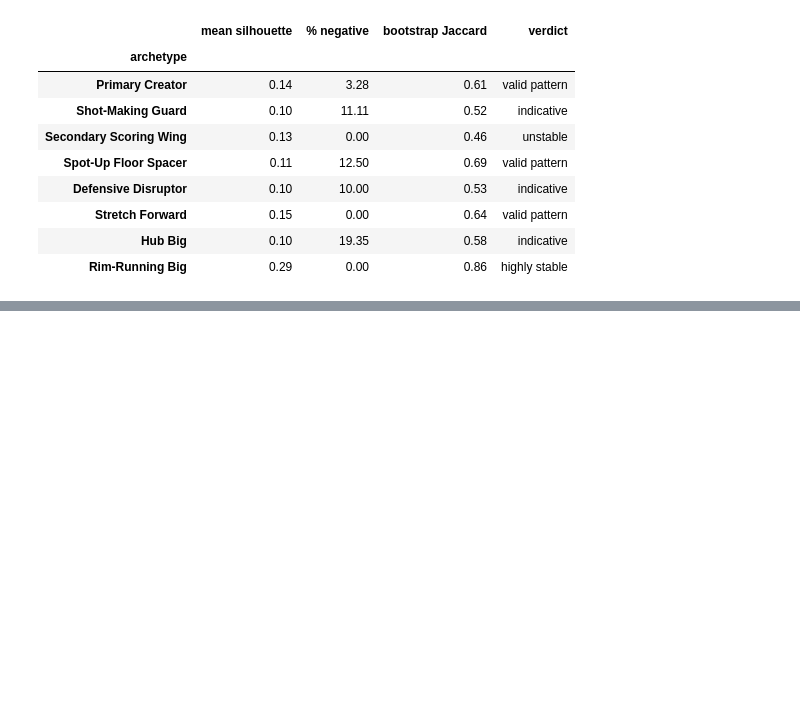
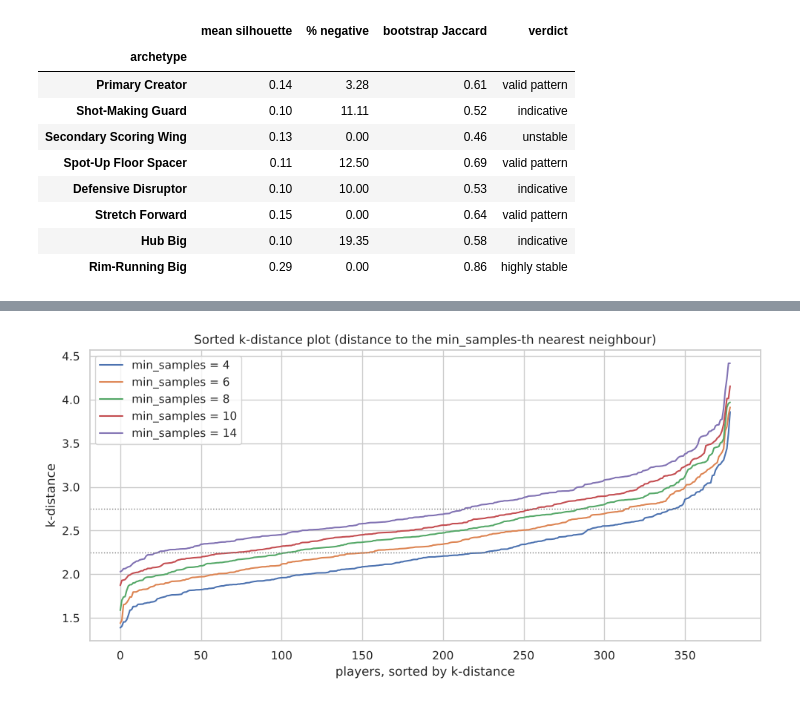
Before and after one commit to nirelkat/NBA_ModernAge_Position, a Jupyter notebook: notebooks/04_Clustering.ipynb, the cells around one changed output, grey strips where cells are left out. Cells and saved outputs as stored; diff of their text form; code cells hidden in the pictures; blank space fills up the shorter version.

```diff
--- a/notebooks/04_Clustering.ipynb
+++ b/notebooks/04_Clustering.ipynb
@@ -829,0 +649,13 @@ players, and to check whether they are the hybrids or the extreme ends of an arc
+# %%
+MS_VALUES = [4, 6, 8, 10, 14]
+fig, ax = plt.subplots(figsize=(10, 5))
+for ms in MS_VALUES:
+    kd = np.sort(NearestNeighbors(n_neighbors=ms).fit(X).kneighbors(X)[0][:, -1])
+    ax.plot(kd, label=f'min_samples = {ms}')
+for e in (2.25, 2.75):
+    ax.axhline(e, color='grey', ls=':', lw=1)
+ax.set(title='Sorted k-distance plot (distance to the min_samples-th nearest neighbour)',
+       xlabel='players, sorted by k-distance', ylabel='k-distance'); ax.legend()
+plt.tight_layout(); plt.show()
+# %% [output]
+[figure, added]
```
Also changed, not shown: parts of 61 cells of this notebook, 5 other files.
